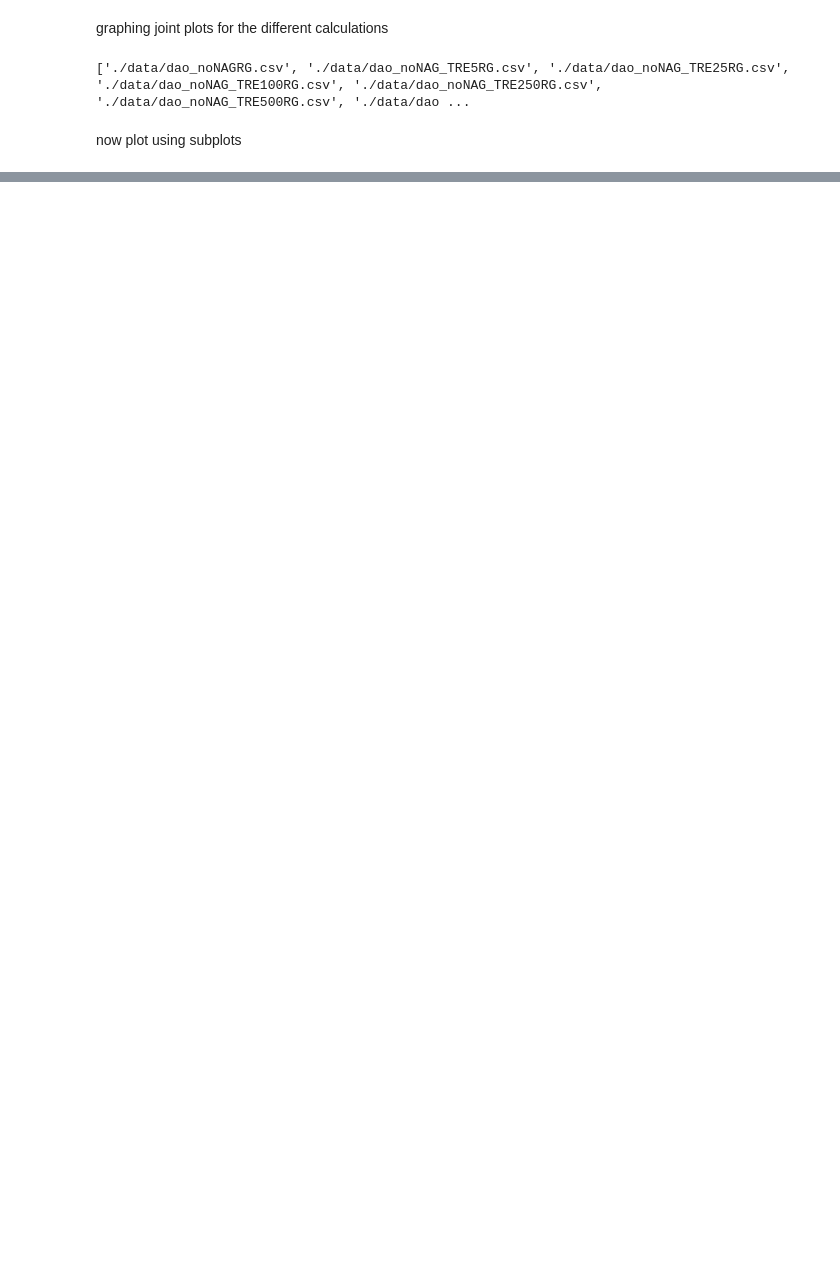
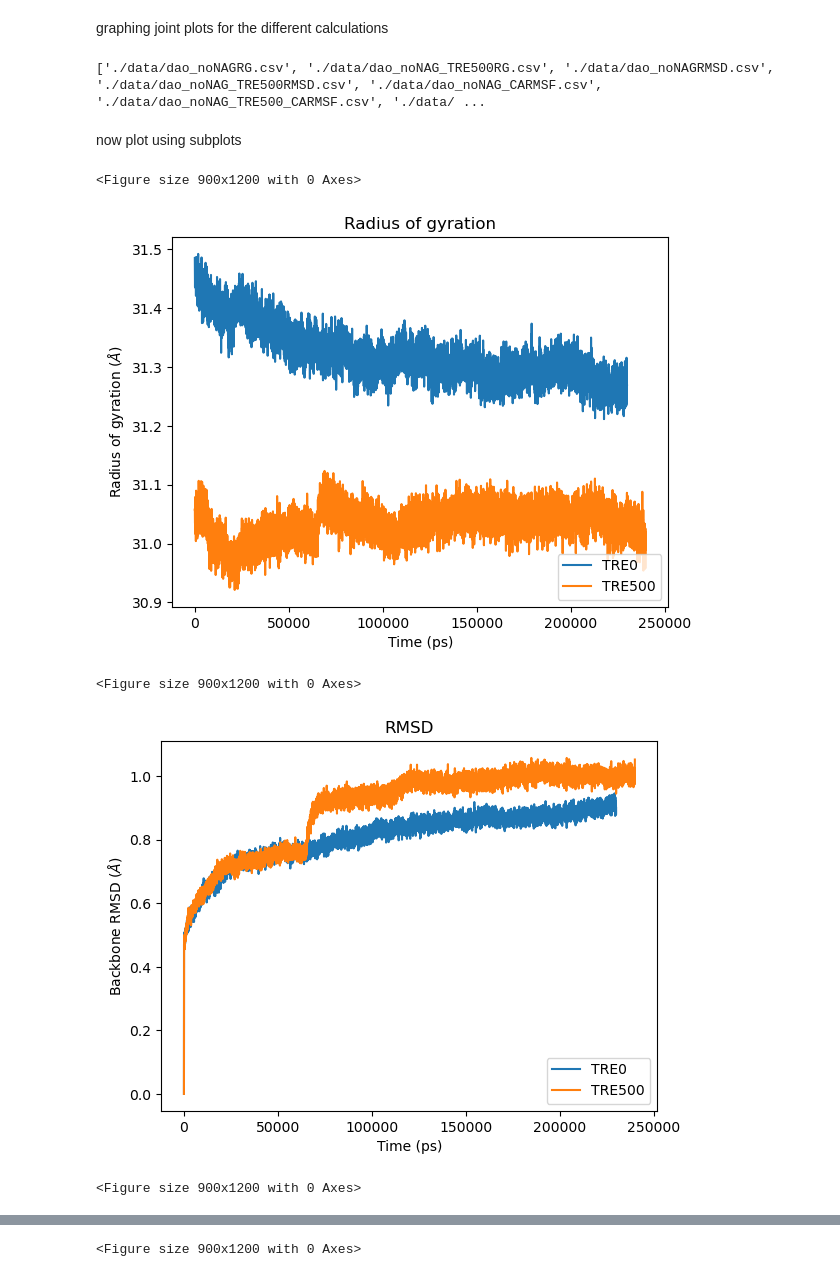
Before and after one commit to JordiVillaFreixa/Pau_TFG_DAO, a Jupyter notebook: analysis/merge_plots.ipynb, the cells around one changed output, grey strips where cells are left out. Drawn from its saved outputs; the diff is of its cells as text; code cells hidden in the pictures; blank space fills up the shorter version.

```diff
--- a/analysis/merge_plots.ipynb
+++ b/analysis/merge_plots.ipynb
@@ -7,13 +7,18 @@ Getting the CSV file names (as generated by `RMS.ipynb`)
 datadir = './data/'
 prefix = 'dao_'
 calcs = ['noNAG',
-         'noNAG_TRE5',
-         'noNAG_TRE25',
-         'noNAG_TRE100',
-         'noNAG_TRE250',
+         #'noNAG_TRE5',
+         #'noNAG_TRE25',
+         #'noNAG_TRE100',
+         #'noNAG_TRE250',
          'noNAG_TRE500']
+label_list = ['TRE0','TRE5','TRE25','TRE100','TRE250','TRE500']
+label_list = ['TRE0','TRE500']
 plots = ['EKTOT','EPTOT','ETOT','PRES','RG','RMSD','TEMP']
-plots = ['RG','RMSD','_CARMSF','_CGRMSF','EPTOT','TEMP']
+plots = ['RG','RMSD','_CARMSF','_CGRMSF']
+#plots_titles = ['$R_\mathrm{g}$','RMSD','RMSF$_{\mathrm{C}\alpha}$','RMSF$_{\mathrm{C}\gamma}$']
+plots_titles = ['Radius of gyration','RMSD','C$\\alpha$ RMSF','C$\\gamma$ RMSF']
 datafiles = ['{0}{1}{2}.csv'.format(prefix,calc,plot) for calc in calcs for plot in plots]
 print(datafiles)
+print(plots_titles)
 # %% [output]
@@ -30,6 +36,34 @@ for plot in plots:
 
 print(dfiles)
 # %% [output]
-['./data/dao_noNAGRG.csv', './data/dao_noNAG_TRE5RG.csv', './data/dao_noNAG_TRE25RG.csv', './data/dao_noNAG_TRE100RG.csv', './data/dao_noNAG_TRE250RG.csv', './data/dao_noNAG_TRE500RG.csv', './data/dao ...
+['./data/dao_noNAGRG.csv', './data/dao_noNAG_TRE500RG.csv', './data/dao_noNAGRMSD.csv', './data/dao_noNAG_TRE500RMSD.csv', './data/dao_noNAG_CARMSF.csv', './data/dao_noNAG_TRE500_CARMSF.csv', './data/ ...
 # %% [markdown]
 now plot using subplots
+# %%
+for n, plot in enumerate(plots):
+    plt.figure(figsize=(9,12))
+    fig, ax = plt.subplots()
+
+    ax.set_title(plots_titles[n])
+
+    for calc in calcs:
+        datafile = datadir+'{0}{1}{2}.csv'.format(prefix,calc,plot)
+        df=pd.read_csv(datafile)
+        x_name = df.columns[0]
+        y_name = df.columns[1]
+        x=df[x_name]
+        y=df[y_name]
+
+        #ax.ticklabel_format(useMathText=True,scilimits=(0,0))
+        ax.set_xlabel(x_name)
+        ax.set_ylabel(y_name)
+        ax.plot(x,y,label=calc)
+        labels=label_list
+        plt.legend(labels,loc='lower right')
+        plt.savefig('../text/figures/'+plots[n]+'.png')
+# %% [output]
+<Figure size 900x1200 with 0 Axes>
+[figure, added]
+<Figure size 900x1200 with 0 Axes>
+[figure, added]
+<Figure size 900x1200 with 0 Axes>
@@ -35,0 +71 @@ now plot using subplots
+<Figure size 900x1200 with 0 Axes>
```
Also changed, not shown: parts of 4 cells of this notebook, 30 other files.
